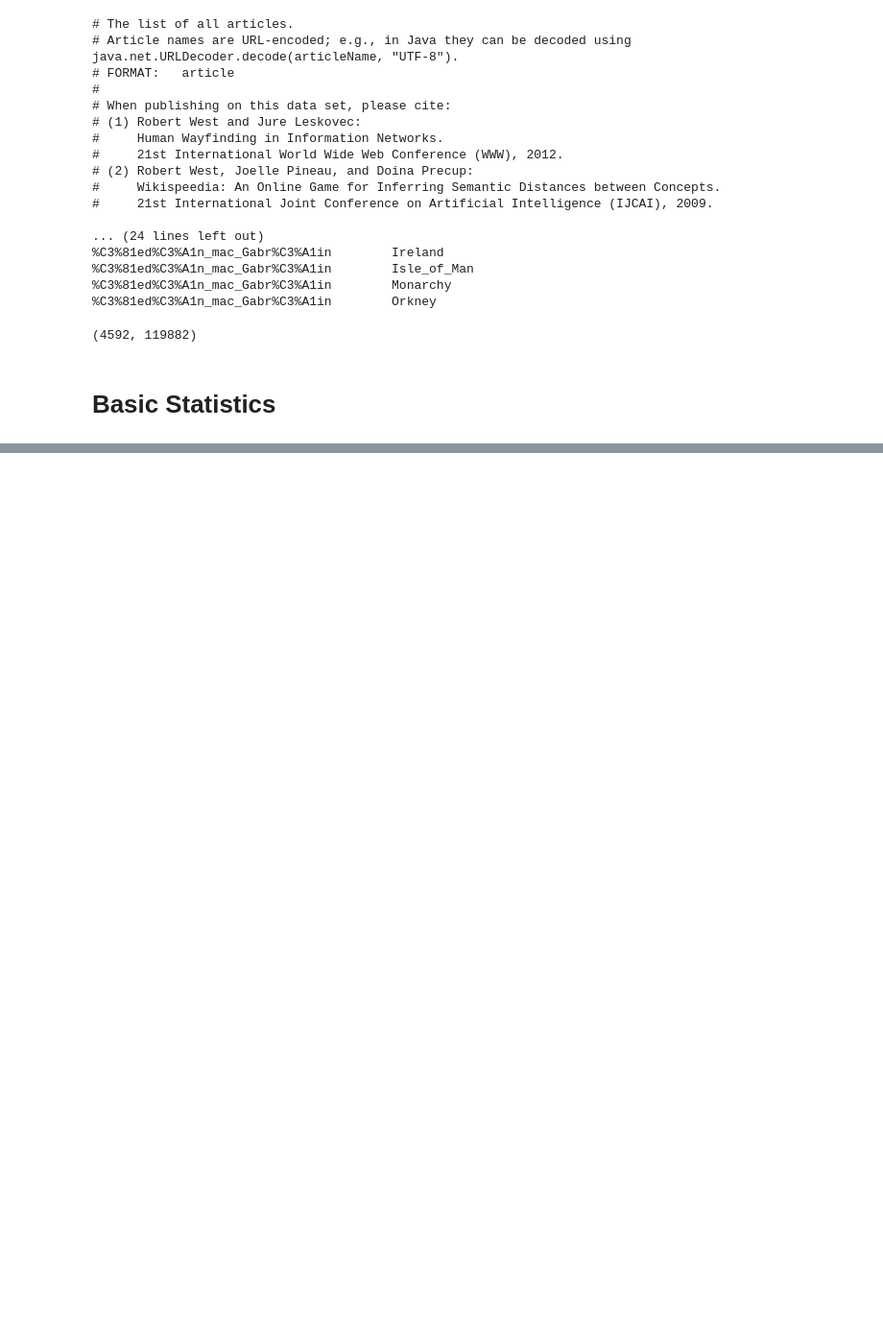
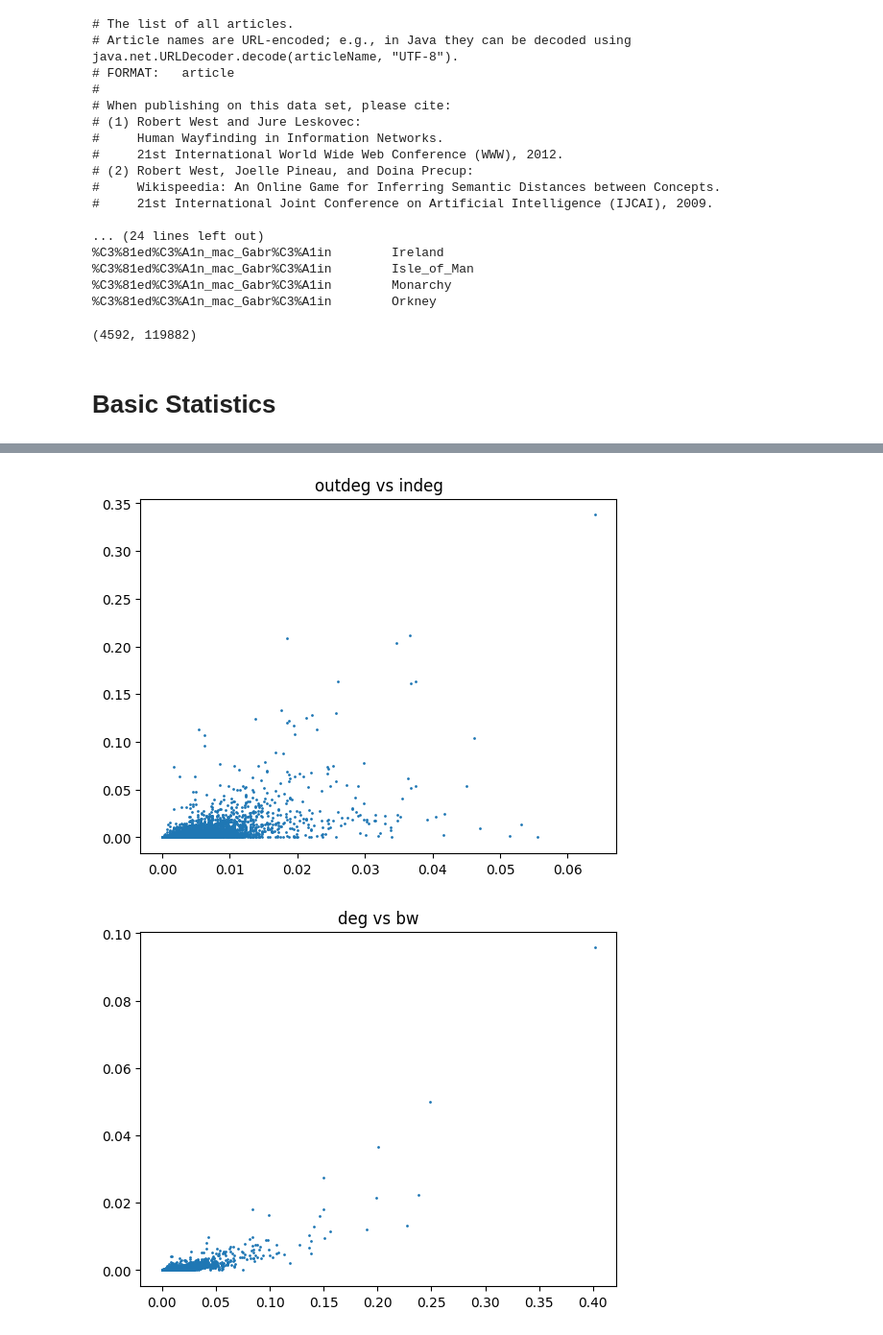
Before and after one commit to iinmv2486/ML_Textbook-pytorch-, a Jupyter notebook: Data_science/NetworkAnalysis.ipynb, the cells around one changed output, grey strips where cells are left out. Shown at 96% size. Saved outputs shown, nothing was run; the diff lists cells and outputs as text; code cells hidden in the pictures; blank space fills up the shorter version.

```diff
--- a/Data_science/NetworkAnalysis.ipynb
+++ b/Data_science/NetworkAnalysis.ipynb
@@ -93,0 +99,9 @@ Density: 0.011372993821421552
+# %%
+degree = nx.degree_centrality(G)
+indegree = nx.in_degree_centrality(G)
+outdegree = nx.out_degree_centrality(G)
+betweenness = nx.betweenness_centrality(G,200)
+closeness = nx.closeness_centrality(G)
+pagerank = nx.pagerank(G)
+clustering = nx.clustering(G)
+triangles = nx.triangles(G.to_undirected())
@@ -93,0 +146,23 @@ Density: 0.011372993821421552
+# %%
+nodes = G.nodes()
+deg_arr = [degree[node] for node in nodes]
+indeg_arr = [indegree[node] for node in nodes]
+outdeg_arr = [outdegree[node] for node in nodes]
+bw_arr = [betweenness[node] for node in nodes]
+cl_arr = [closeness[node] for node in nodes]
+pg_arr = [pagerank[node] for node in nodes]
+cc_arr = [clustering[node] for node in nodes]
+tr_arr = [triangles[node] for node in nodes]
+# %%
+import matplotlib.pyplot as plt
+
+plt.title("outdeg vs indeg")
+plt.scatter(outdeg_arr, indeg_arr, s=1)
+plt.show()
+
+plt.title("deg vs bw")
+plt.scatter(deg_arr, bw_arr, s=1)
+plt.show()
+# %% [output]
+[figure, added]
+[figure, added]
```
Also changed, not shown: parts of 4 cells of this notebook.
